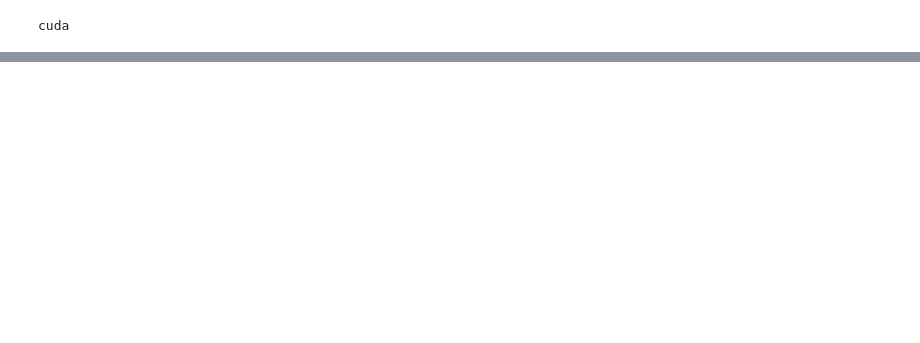
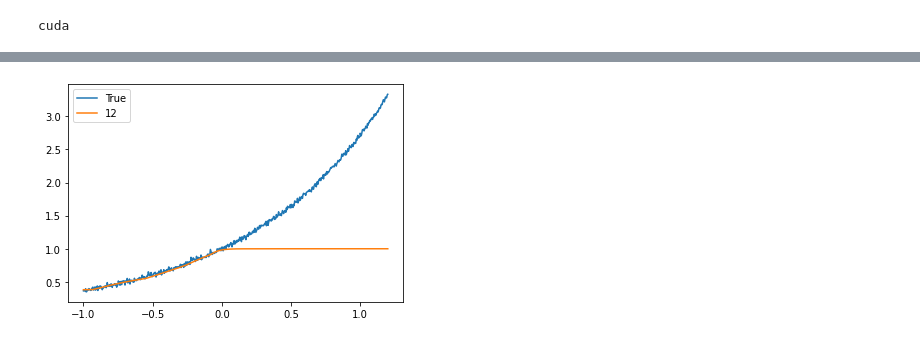
Before and after one commit to NOTfedos/nnga_course_work, a Jupyter notebook: evolut.ipynb, the cells around one changed output, grey strips where cells are left out. Cells and saved outputs as stored; diff of their text form; code cells hidden in the pictures; blank space fills up the shorter version.

```diff
--- a/evolut.ipynb
+++ b/evolut.ipynb
@@ -165,0 +197,10 @@ Exec time: 83 s
+# %%
+i = 12
+m = env.entities[i]
+plt.plot(x, y, label="True")
+y_pred = m.predict(x.unsqueeze(1))
+plt.plot(x, y_pred.squeeze(1), label=str(i))
+plt.legend()
+plt.show()
+# %% [output]
+[figure, added]
```
Also changed, not shown: parts of 14 cells of this notebook, 4 other files.
